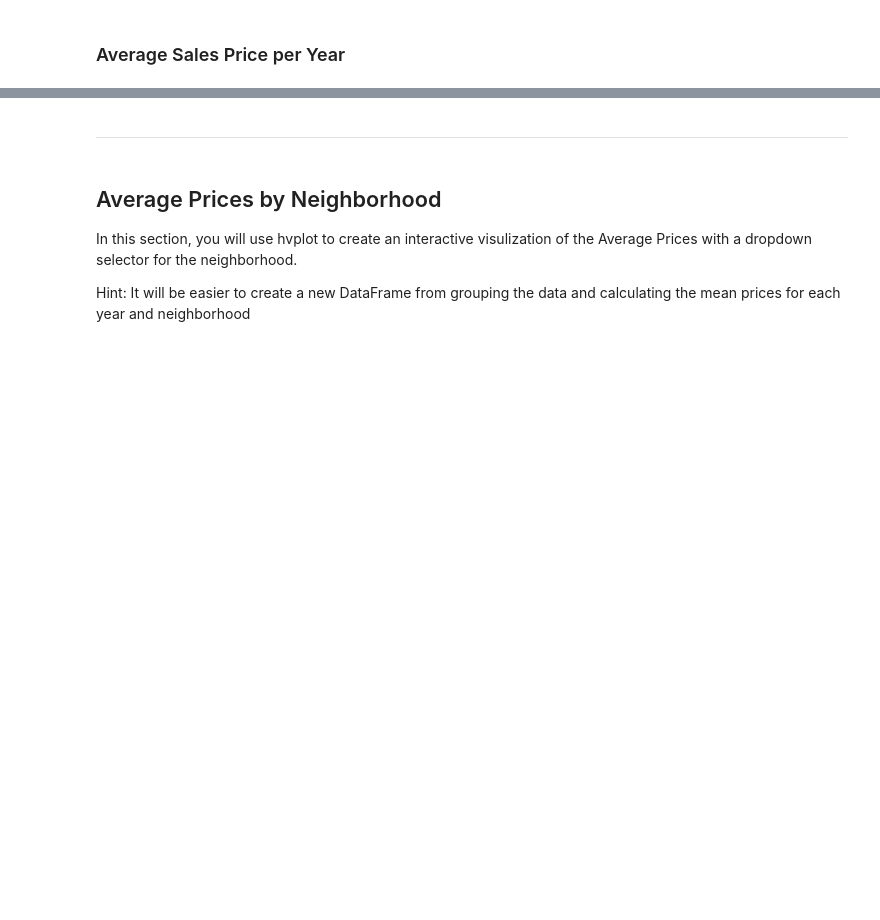
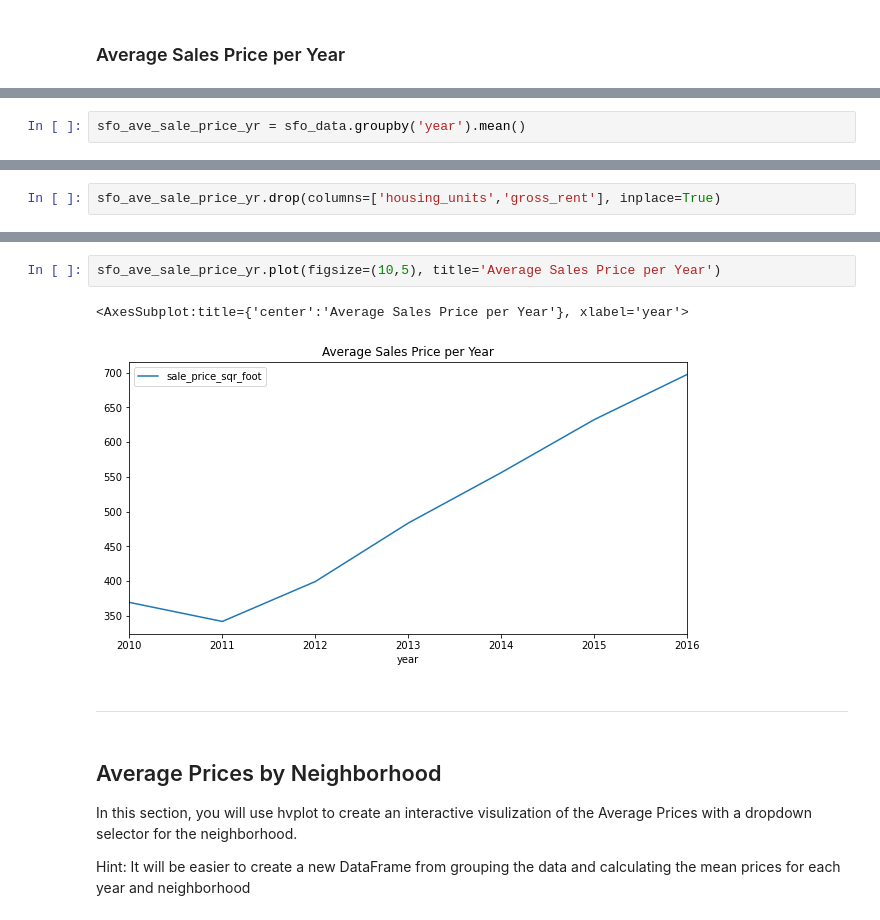
Before and after one commit to aalfiler/pyviz, a Jupyter notebook: Starter_Code/rental_analysis.ipynb, the cells around one changed output, grey strips where cells are left out. Cells and saved outputs as stored; diff of their text form; blank space fills up the shorter version.

```diff
--- a/Starter_Code/rental_analysis.ipynb
+++ b/Starter_Code/rental_analysis.ipynb
@@ -129,0 +175,2 @@ sfo_ave_gross_rent
+# %%
+sfo_ave_sale_price_yr = sfo_data.groupby('year').mean()
@@ -129,0 +189,2 @@ sfo_ave_gross_rent
+# %%
+sfo_ave_sale_price_yr.drop(columns=['housing_units','gross_rent'], inplace=True)
@@ -130,3 +203,8 @@ sfo_ave_gross_rent
+# %%
+sfo_ave_sale_price_yr.plot(figsize=(10,5), title='Average Sales Price per Year')
+# %% [output]
+<AxesSubplot:title={'center':'Average Sales Price per Year'}, xlabel='year'>
+[figure, added]
 # %% [markdown]
 - - -
 # %% [markdown]
```
Also changed, not shown: parts of 24 cells of this notebook.
